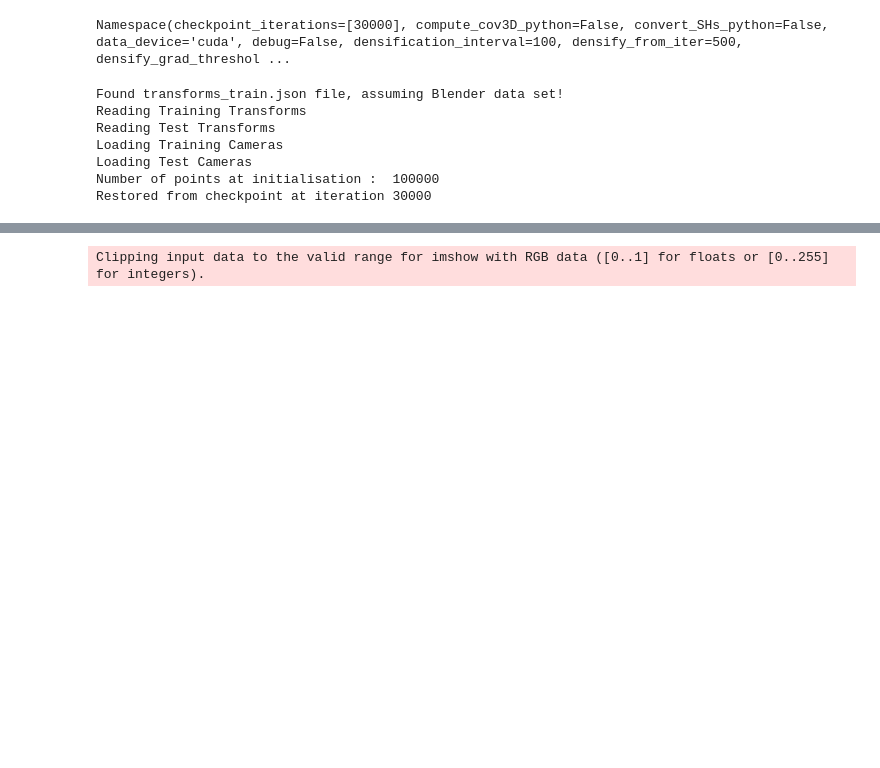
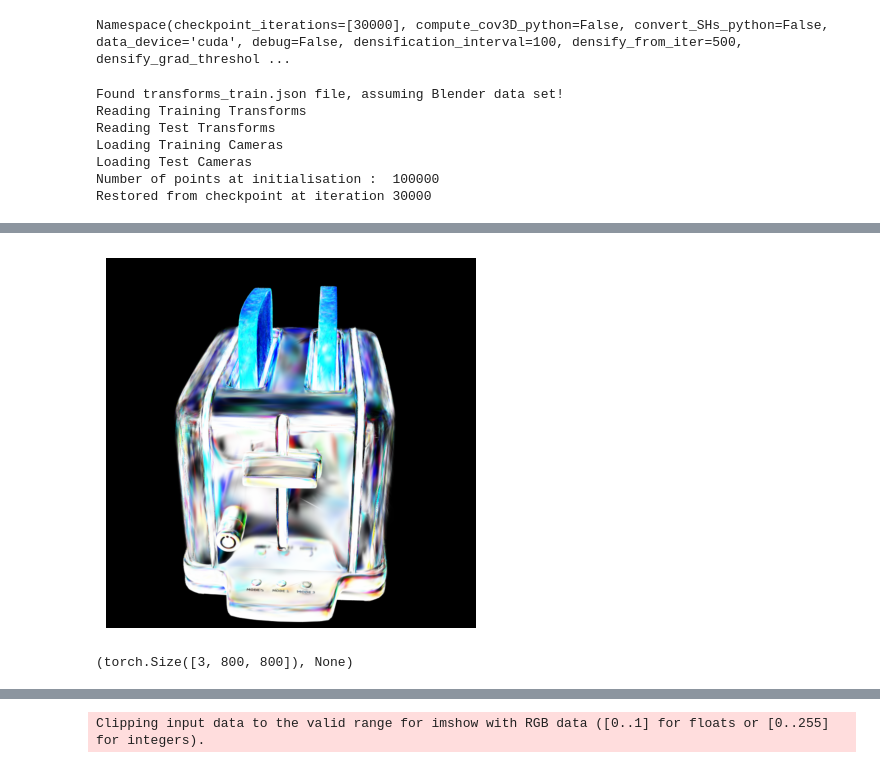
Before and after one commit to yupengchengg147/2dgsPBR, a Jupyter notebook: all_test.ipynb, the cells around one changed output, grey strips where cells are left out. Saved outputs shown, nothing was run; the diff lists cells and outputs as text; code cells hidden in the pictures; blank space fills up the shorter version.

```diff
--- a/all_test.ipynb
+++ b/all_test.ipynb
@@ -106,0 +172,5 @@ viewpoint_cam = viewpoint_stack.pop(randint(0, len(viewpoint_stack)-1))
+# %%
+rets["ks_map"].shape, show_rgb_image(rets["ks_map"])
+# %% [output]
+[figure, added]
+(torch.Size([3, 800, 800]), None)
```
Also changed, not shown: parts of 30 cells of this notebook, 4 other files.
